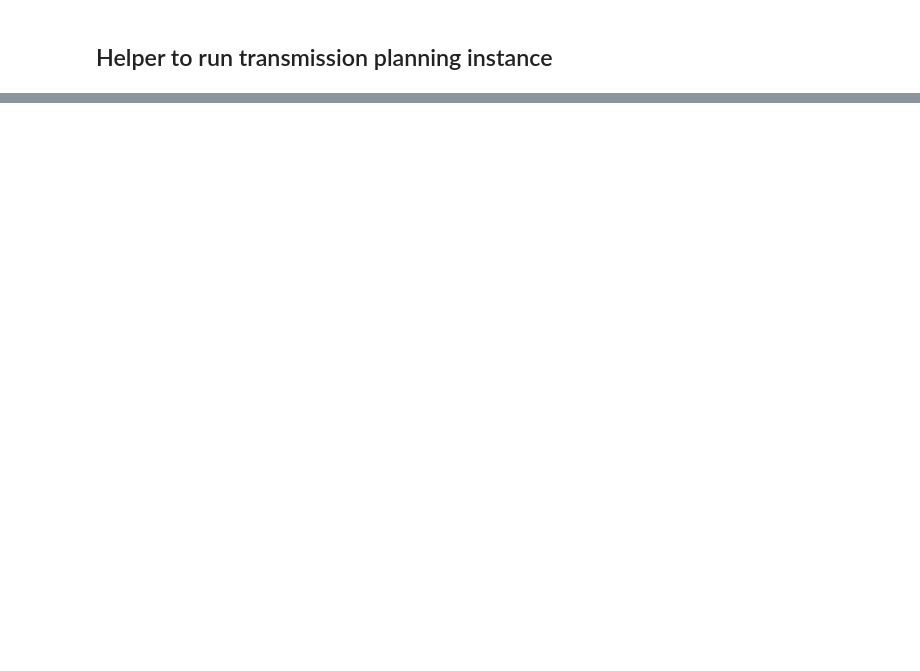
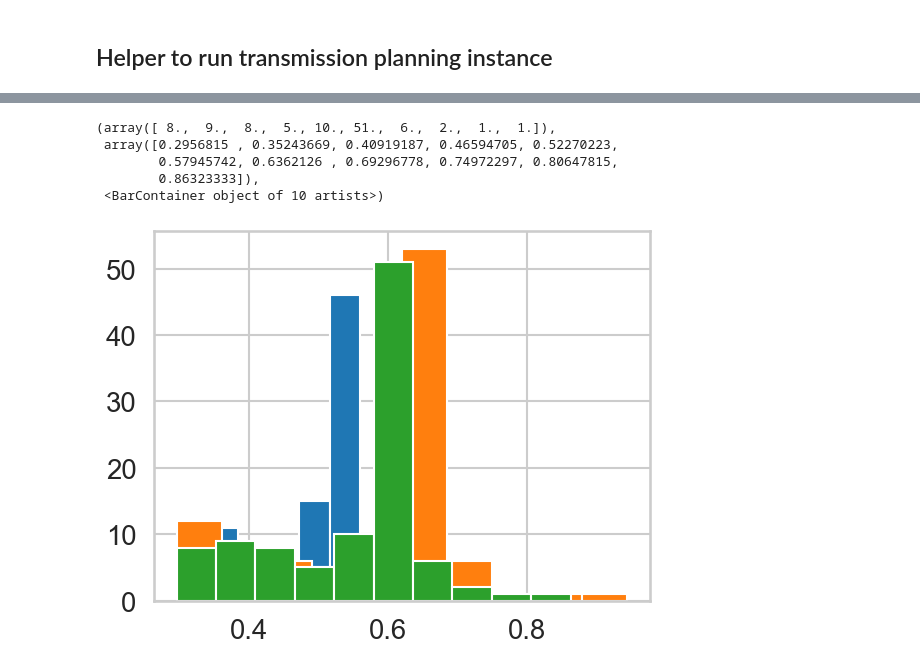
Before and after one commit to llanoajm/zap, a Jupyter notebook: development/transmission_lever_exps.ipynb, the cells around one changed output, grey strips where cells are left out. Saved outputs shown, nothing was run; the diff lists cells and outputs as text; code cells hidden in the pictures; blank space fills up the shorter version.

```diff
--- a/development/transmission_lever_exps.ipynb
+++ b/development/transmission_lever_exps.ipynb
@@ -277,0 +443,11 @@ planning_devices[3].nominal_capacity.squeeze(1).shape
+# %%
+plt.hist(base_stats["p95"])
+plt.hist(single_stats["p95"])
+plt.hist(dist_stats["p95"])
+# %% [output]
+(array([ 8.,  9.,  8.,  5., 10., 51.,  6.,  2.,  1.,  1.]),
+ array([0.2956815 , 0.35243669, 0.40919187, 0.46594705, 0.52270223,
+        0.57945742, 0.6362126 , 0.69296778, 0.74972297, 0.80647815,
+        0.86323333]),
+ <BarContainer object of 10 artists>)
+[figure, added]
```
Also changed, not shown: parts of 31 cells of this notebook, 1 other file.
